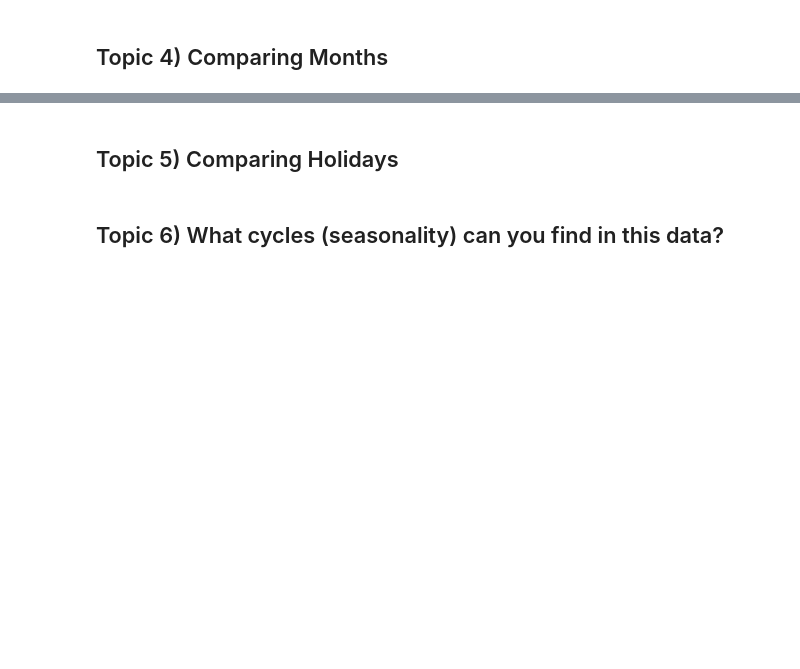
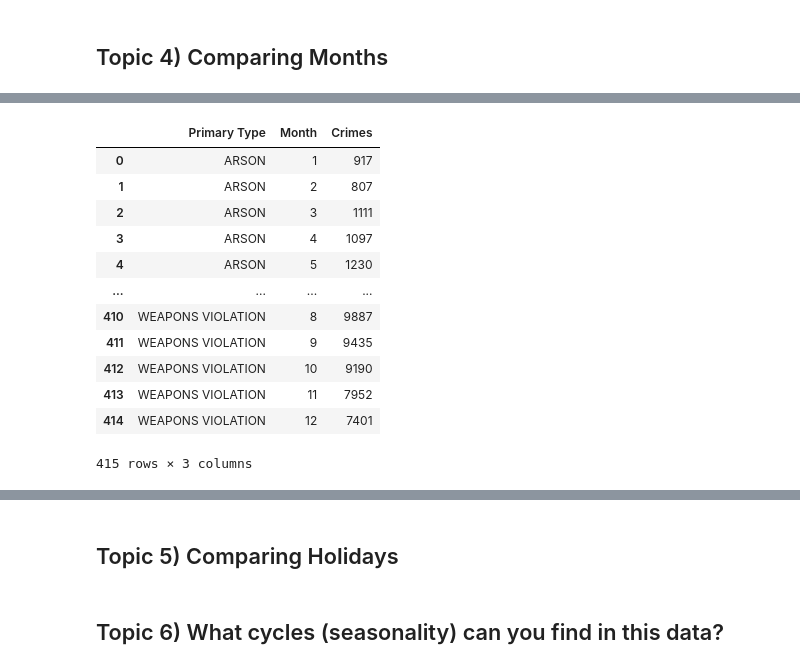
Before and after one commit to donmarcolaureano/chicago_crime, a Jupyter notebook: chicago_crime.ipynb, the cells around one changed output, grey strips where cells are left out. Saved outputs shown, nothing was run; the diff lists cells and outputs as text; code cells hidden in the pictures; blank space fills up the shorter version.

```diff
--- a/chicago_crime.ipynb
+++ b/chicago_crime.ipynb
@@ -478,0 +521,17 @@ all_crime_counts
+# %%
+month_crime_df = crimes_by_month.to_frame('Crimes').reset_index()
+month_crime_df
+# %% [output]
+|  | Primary Type | Month | Crimes |
+| 0 | ARSON | 1 | 917 |
+| 1 | ARSON | 2 | 807 |
+| 2 | ARSON | 3 | 1111 |
+| 3 | ARSON | 4 | 1097 |
+| 4 | ARSON | 5 | 1230 |
+| ... | ... | ... | ... |
+| 410 | WEAPONS VIOLATION | 8 | 9887 |
+| 411 | WEAPONS VIOLATION | 9 | 9435 |
+| 412 | WEAPONS VIOLATION | 10 | 9190 |
+| 413 | WEAPONS VIOLATION | 11 | 7952 |
+| 414 | WEAPONS VIOLATION | 12 | 7401 |
+415 rows × 3 columns
```
Also changed, not shown: parts of 5 cells of this notebook.
